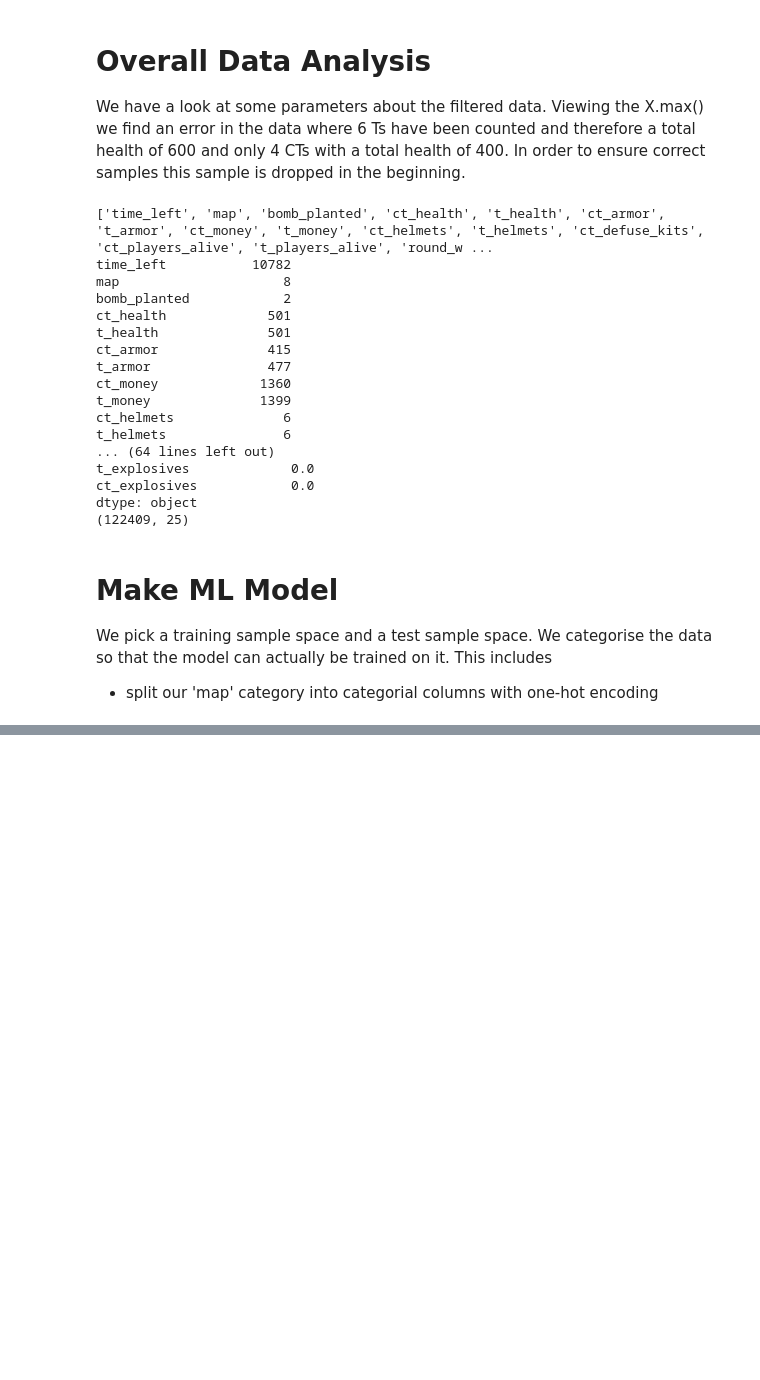
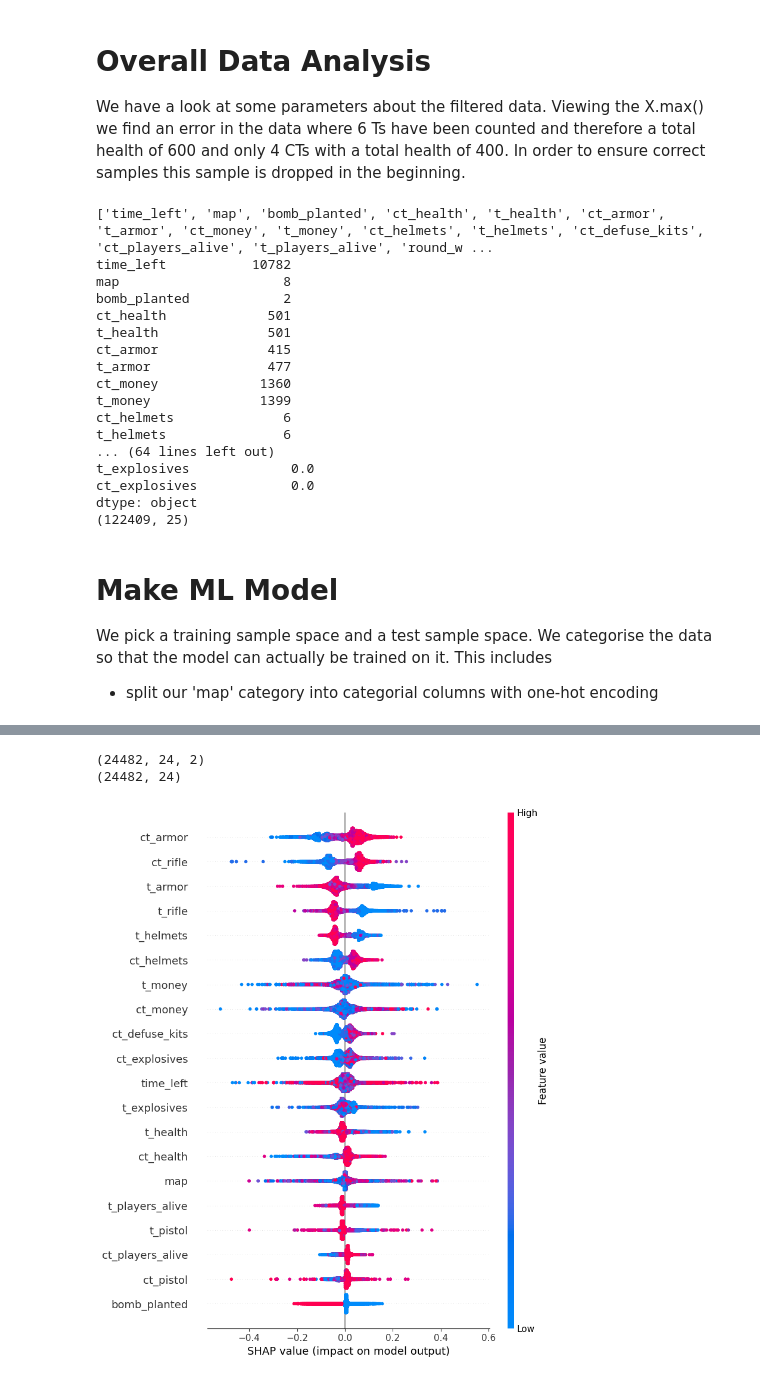
Before and after one commit to rasmoller/ESL-exercises, a Jupyter notebook: Project-1/project1.ipynb, the cells around one changed output, grey strips where cells are left out. Cells and saved outputs as stored; diff of their text form; code cells hidden in the pictures; blank space fills up the shorter version.

Commit message:
Updated code with shap values and diagram

```diff
--- a/Project-1/project1.ipynb
+++ b/Project-1/project1.ipynb
@@ -31,7 +51,6 @@ We want to simplify the data to some extend in order to increase the explainabil
 - group weapons according to type i.e. pistol, heavy (shotguns and machine guns), SMGs and riffles (assault riffles and sniper riffles)
 - Group all explosives
 # %%
-
 # remove columns t_score and ct_score to ensure i.i.d data.
 dataset = dataset.drop("ct_score", axis=1)
 dataset = dataset.drop("t_score", axis=1)
@@ -39,7 +58,7 @@ dataset = dataset.drop("t_score", axis=1)
 # group all weapons
 """
 +------------+----------+-------+---------+
-|   Pistol   |  Heavy   | SMGs  | Riffles |
+|   Pistol   |  Heavy   | SMGs  | Rifles |
 +------------+----------+-------+---------+
 |  cz75auto  |   mag7   | bizon |   ak47  |
 |    glock   |   negev  | mac10 |   aug   |
@@ -60,8 +79,8 @@ dataset['t_heavy'] = dataset['t_weapon_mag7'] + dataset['t_weapon_negev'] + data
 dataset['ct_heavy'] = dataset['ct_weapon_mag7'] + dataset['ct_weapon_negev'] + dataset['ct_weapon_nova'] + dataset['ct_weapon_sawedoff'] + dataset['ct_weapon_xm1014'] + dataset['ct_weapon_m249']
 dataset['t_smg'] = dataset['t_weapon_bizon'] + dataset['t_weapon_mac10'] + dataset['t_weapon_mp5sd'] + dataset['t_weapon_mp7'] + dataset['t_weapon_mp9'] + dataset['t_weapon_p90'] + dataset['t_weapon_ump45']
 dataset['ct_smg'] = dataset['ct_weapon_bizon'] + dataset['ct_weapon_mac10'] + dataset['ct_weapon_mp5sd'] + dataset['ct_weapon_mp7'] + dataset['ct_weapon_mp9'] + dataset['ct_weapon_p90'] + dataset['ct_weapon_ump45']
-dataset['t_riffle'] = dataset['t_weapon_ak47'] + dataset['t_weapon_aug'] + dataset['t_weapon_awp'] + dataset['t_weapon_g3sg1'] + dataset['t_weapon_galilar'] + dataset['t_weapon_m4a1s'] + dataset['t_weapon_m4a4'] + dataset['t_weapon_scar20'] + dataset['t_weapon_sg553'] + dataset['t_weapon_ssg08'] + dataset['t_weapon_famas']
-dataset['ct_riffle'] = dataset['ct_weapon_ak47'] + dataset['ct_weapon_aug'] + dataset['ct_weapon_awp'] + dataset['ct_weapon_g3sg1'] + dataset['ct_weapon_galilar'] + dataset['ct_weapon_m4a1s'] + dataset['ct_weapon_m4a4'] + dataset['ct_weapon_scar20'] + dataset['ct_weapon_sg553'] + dataset['ct_weapon_ssg08'] + dataset['ct_weapon_famas']
+dataset['t_rifle'] = dataset['t_weapon_ak47'] + dataset['t_weapon_aug'] + dataset['t_weapon_awp'] + dataset['t_weapon_g3sg1'] + dataset['t_weapon_galilar'] + dataset['t_weapon_m4a1s'] + dataset['t_weapon_m4a4'] + dataset['t_weapon_scar20'] + dataset['t_weapon_sg553'] + dataset['t_weapon_ssg08'] + dataset['t_weapon_famas']
+dataset['ct_rifle'] = dataset['ct_weapon_ak47'] + dataset['ct_weapon_aug'] + dataset['ct_weapon_awp'] + dataset['ct_weapon_g3sg1'] + dataset['ct_weapon_galilar'] + dataset['ct_weapon_m4a1s'] + dataset['ct_weapon_m4a4'] + dataset['ct_weapon_scar20'] + dataset['ct_weapon_sg553'] + dataset['ct_weapon_ssg08'] + dataset['ct_weapon_famas']
 dataset = dataset.drop(dataset.columns[dataset.columns.str.contains('weapon')], axis=1)
 
 # group all explosives
@@ -111,34 +130,32 @@ dtype: object
 We pick a training sample space and a test sample space. We categorise the data so that the model can actually be trained on it. This includes
 - split our 'map' category into categorial columns with one-hot encoding
 # %%
+maps = enumerate(np.unique(dataset['map']))
+dictt = {i: v for v, i in maps}
+print(dictt)
 
 # boolean CT win
 dataset['CT_WIN'] = (dataset['round_winner'] == 'CT').astype('uint8')
 dataset = dataset.drop(columns='round_winner')
 
+dataset['map'] = dataset['map'].map(dictt)
+#print(dataset['map'][1])
+
+dataset = dataset.drop(columns='map')
+
 # target and features
 X = dataset.drop(columns='CT_WIN')
 y = dataset['CT_WIN']
 
-X['map'] = X['map'].astype("category")
-categorical_features = X['map'].to_list()
+print(X.columns)
+
+#X['map'] = X['map'].astype("category")
+#categorical_features = X['map'].to_list()
 
 X_train, X_test, y_train, y_test = train_test_split(X, y, test_size=0.2, random_state=42)
 
-# Create a ColumnTransformer to apply One-Hot Encoding to the categorical feature
-preprocessor = make_column_transformer(
-    (
-        OneHotEncoder(sparse_output=False, handle_unknown="ignore"),
-        make_column_selector(dtype_include="category"),
-    ),
-    remainder="passthrough",
-)
-
-# Create a Pipeline that first applies the preprocessor and then the classifier
-clf = Pipeline(steps=[
-    ('preprocessor', preprocessor),
-    ('classifier', RandomForestClassifier(random_state=42))
-])
+clf = RandomForestClassifier(random_state=42)
 clf.fit(X_train, y_train)
+predictions = clf.predict(X_test)
 clf.score(X_test, y_test)
 # %% [output]
@@ -145,0 +170,10 @@ clf.score(X_test, y_test)
+# %%
+explainer = shap.TreeExplainer(clf)
+shap_values = explainer.shap_values(X_test, approximate=True)
+print(shap_values.shape)
+print(np.shape(X_test))
+shap.summary_plot(shap_values[:,:,1], X_test)
+# %% [output]
+(24482, 24, 2)
+(24482, 24)
+[figure, added]
```
Also changed, not shown: parts of 3 cells of this notebook.
